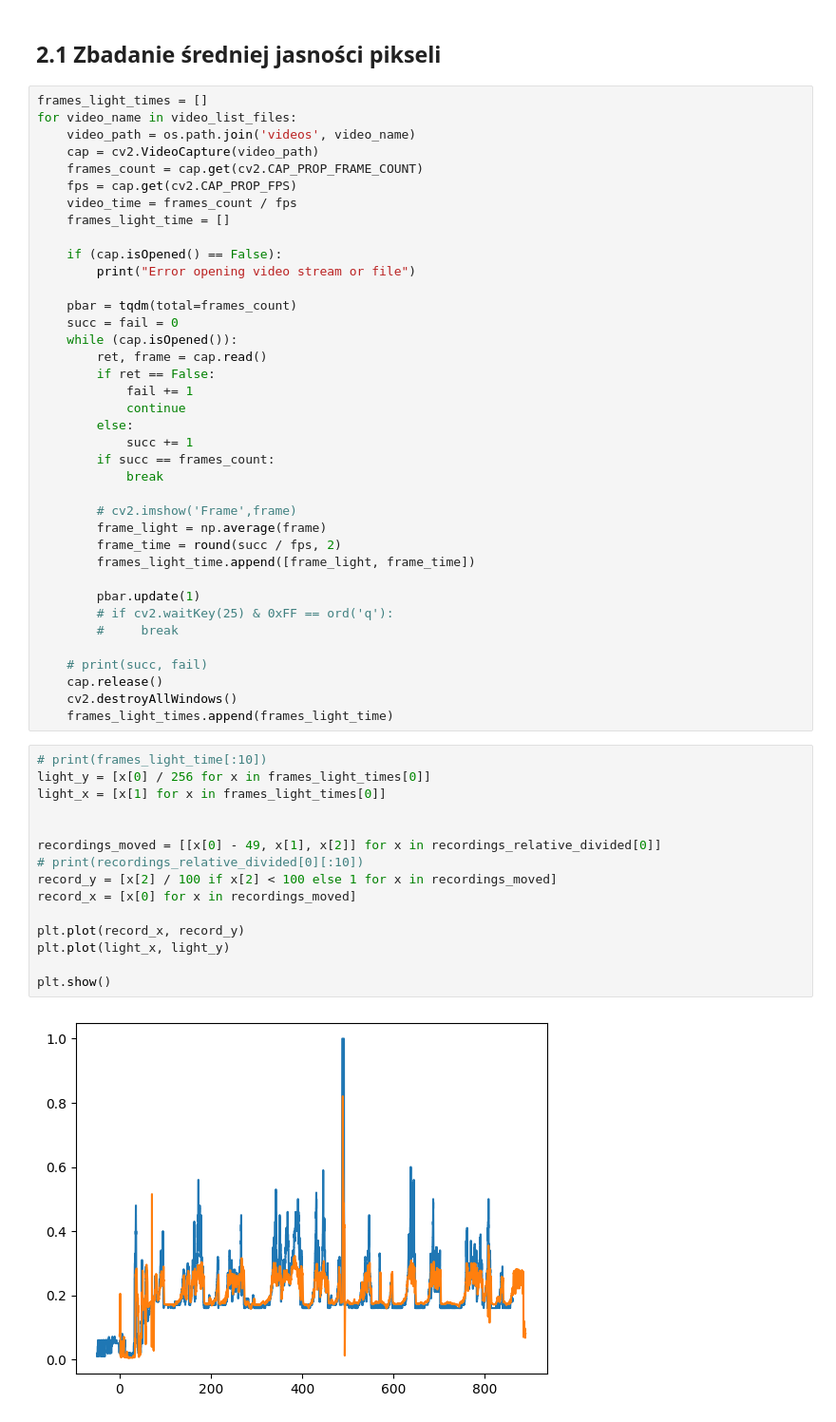
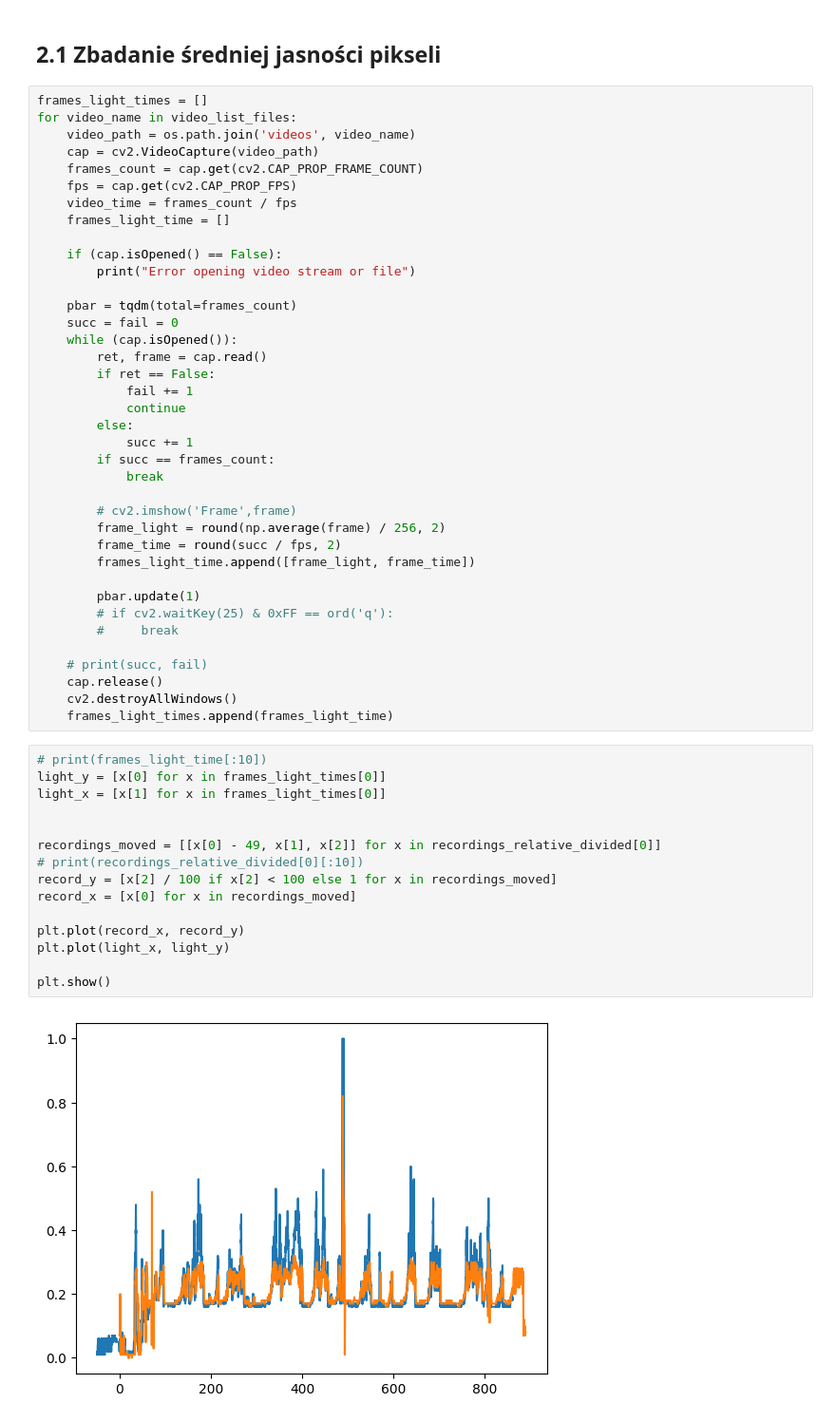
Before and after one commit to panjacob/A-study-of-nighttime-vehicle-detection-algorithms, a Jupyter notebook: Recordings/analyse.ipynb, the cells around one changed output. Shown at 95% size. Cells and saved outputs as stored; diff of their text form.

```diff
--- a/Recordings/analyse.ipynb
+++ b/Recordings/analyse.ipynb
@@ -146,7 +146,7 @@ for video_name in video_list_files:
             break
 
         # cv2.imshow('Frame',frame)
-        frame_light = np.average(frame)
+        frame_light = round(np.average(frame) / 256, 2)
         frame_time = round(succ / fps, 2)
         frames_light_time.append([frame_light, frame_time])
 
@@ -160,18 +160,18 @@ for video_name in video_list_files:
     frames_light_times.append(frames_light_time)
 # %%
 # print(frames_light_time[:10])
-light_y = [x[0] / 256 for x in frames_light_times[0]]
+light_y = [x[0] for x in frames_light_times[0]]
 light_x = [x[1] for x in frames_light_times[0]]
 
 
 recordings_moved = [[x[0] - 49, x[1], x[2]] for x in recordings_relative_divided[0]]
 # print(recordings_relative_divided[0][:10])
 record_y = [x[2] / 100 if x[2] < 100 else 1 for x in recordings_moved]
 record_x = [x[0] for x in recordings_moved]
 
 plt.plot(record_x, record_y)
 plt.plot(light_x, light_y)
 
 plt.show()
 # %% [output]
-[figure, old version]
+[figure, new version]
```
Also changed, not shown: parts of 10 cells of this notebook, 9 other files.
